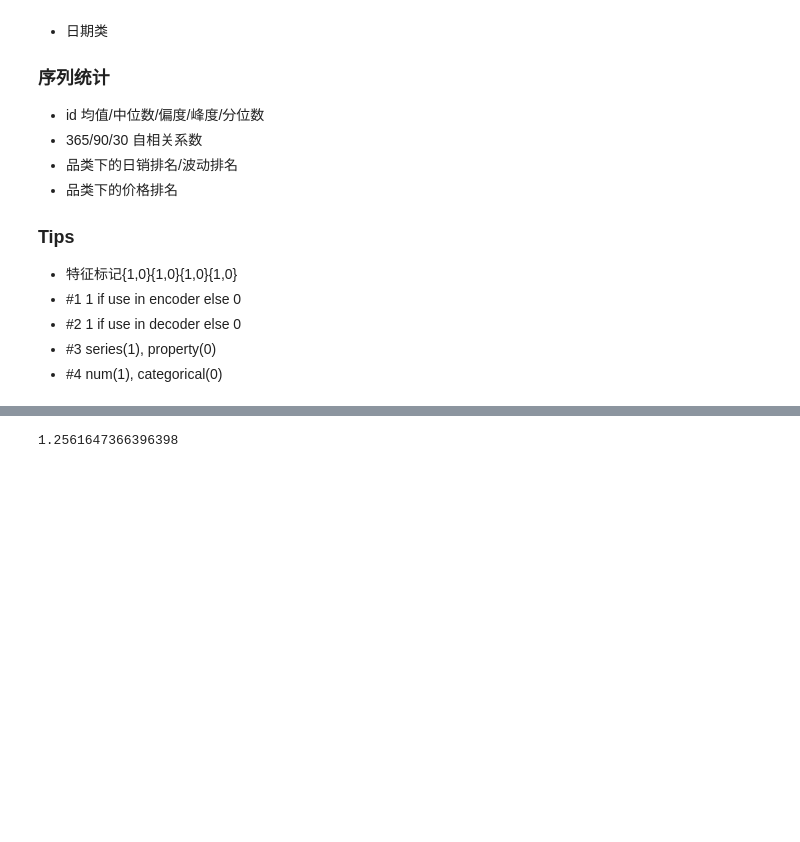
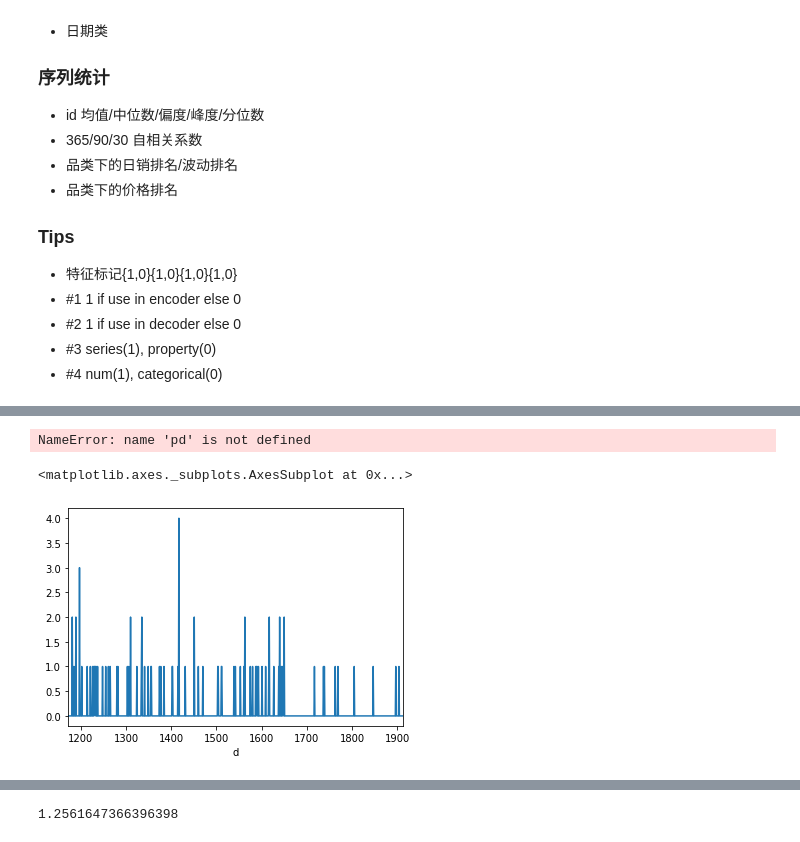
Before and after one commit to Relevation-143/Deep-Time-Series-Prediction, a Jupyter notebook: m5-wavenet.ipynb, the cells around one changed output, grey strips where cells are left out. Cells and saved outputs as stored; diff of their text form; code cells hidden in the pictures; blank space fills up the shorter version.

```diff
--- a/m5-wavenet.ipynb
+++ b/m5-wavenet.ipynb
@@ -415,0 +455,9 @@ plt.plot(df_xy.iloc[3000, :-28].values)
+# %%
+pd.DataFrame(preds).mean(1).describe()
+# %% [output]
+NameError: name 'pd' is not defined
+# %%
+df_xy.iloc[200, :-28].plot()
+# %% [output]
+<matplotlib.axes._subplots.AxesSubplot at 0x...>
+[figure, added]
```
Also changed, not shown: parts of 26 cells of this notebook, 6 other files.
